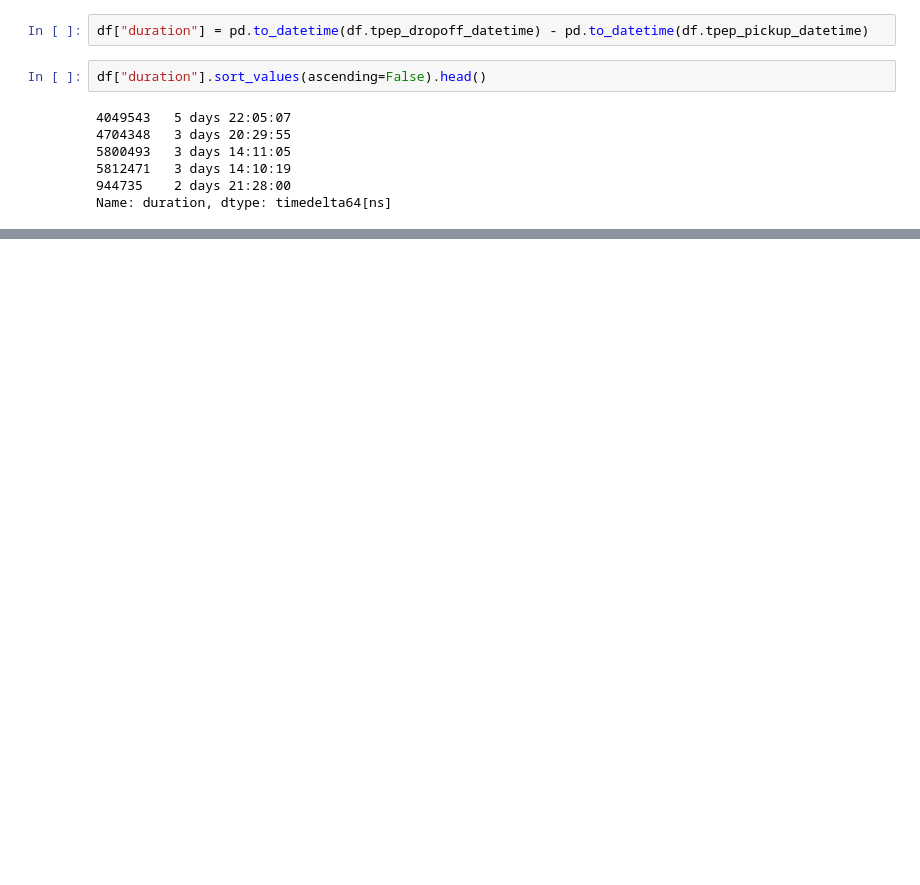
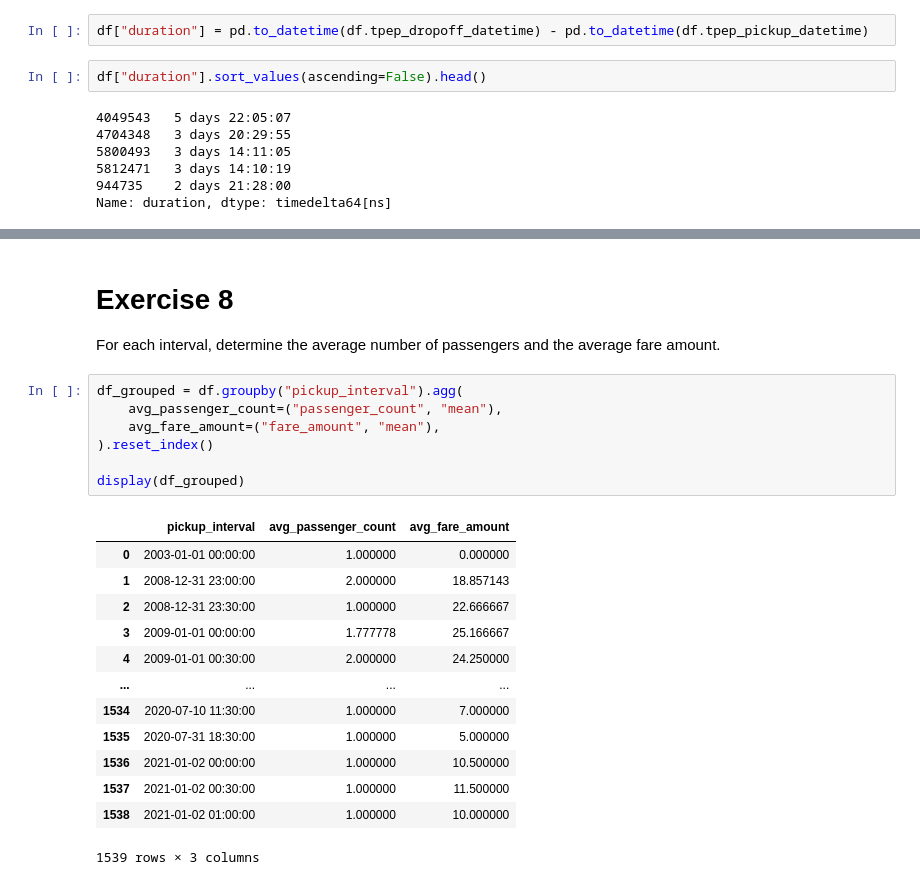
Before and after one commit to rmarconzini/FCS_project, a Jupyter notebook: project.ipynb, the cells around one changed output, grey strips where cells are left out. Drawn from its saved outputs; the diff is of its cells as text; blank space fills up the shorter version.

```diff
--- a/project.ipynb
+++ b/project.ipynb
@@ -98,0 +138,24 @@ Name: duration, dtype: timedelta64[ns]
+# %% [markdown]
+# Exercise 8
+For each interval, determine the average number of passengers and the average fare amount.
+# %%
+df_grouped = df.groupby("pickup_interval").agg(
+    avg_passenger_count=("passenger_count", "mean"),
+    avg_fare_amount=("fare_amount", "mean"),
+).reset_index()
+
+display(df_grouped)
+# %% [output]
+|  | pickup_interval | avg_passenger_count | avg_fare_amount |
+| 0 | 2003-01-01 00:00:00 | 1.000000 | 0.000000 |
+| 1 | 2008-12-31 23:00:00 | 2.000000 | 18.857143 |
+| 2 | 2008-12-31 23:30:00 | 1.000000 | 22.666667 |
+| 3 | 2009-01-01 00:00:00 | 1.777778 | 25.166667 |
+| 4 | 2009-01-01 00:30:00 | 2.000000 | 24.250000 |
+| ... | ... | ... | ... |
+| 1534 | 2020-07-10 11:30:00 | 1.000000 | 7.000000 |
+| 1535 | 2020-07-31 18:30:00 | 1.000000 | 5.000000 |
+| 1536 | 2021-01-02 00:00:00 | 1.000000 | 10.500000 |
+| 1537 | 2021-01-02 00:30:00 | 1.000000 | 11.500000 |
+| 1538 | 2021-01-02 01:00:00 | 1.000000 | 10.000000 |
+1539 rows × 3 columns
```
Also changed, not shown: parts of 22 cells of this notebook.
